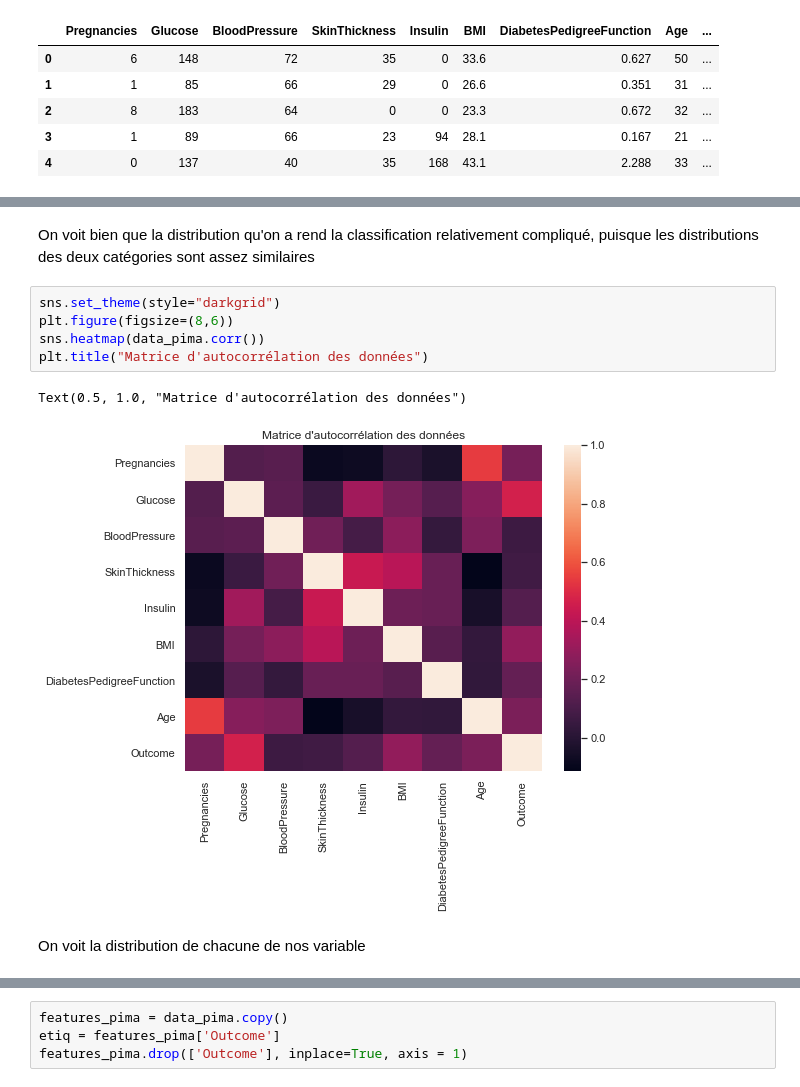
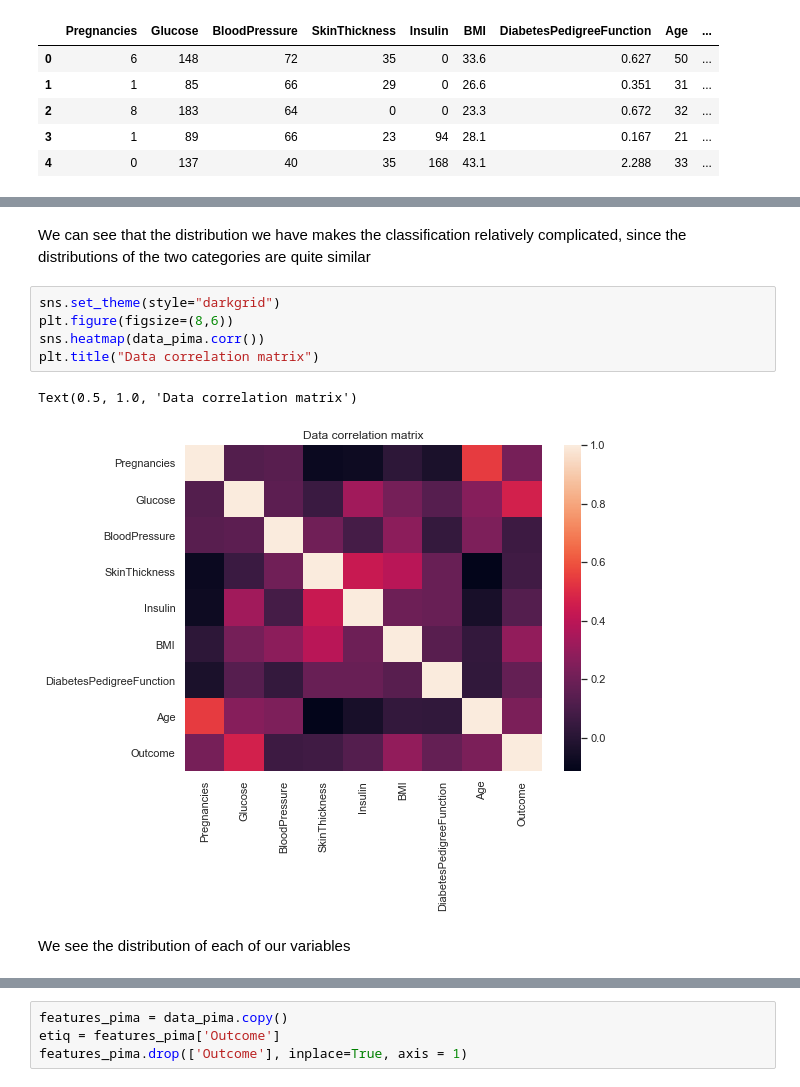
Before and after one commit to MohamedNennouche/pima-diabetes, a Jupyter notebook: pima-notebook.ipynb, the cells around one changed output, grey strips where cells are left out. Cells and saved outputs as stored; diff of their text form.

```diff
--- a/pima-notebook.ipynb
+++ b/pima-notebook.ipynb
@@ -85,14 +83,14 @@ Text(0.5, 1.0, 'Distribution de nos variables')
-# %% [markdown]
-On voit bien que la distribution qu'on a rend la classification relativement compliqué, puisque les distributions des deux catégories sont assez similaires
+# %% [markdown]
+We can see that the distribution we have makes the classification relatively complicated, since the distributions of the two categories are quite similar
 # %%
 sns.set_theme(style="darkgrid")
 plt.figure(figsize=(8,6))
 sns.heatmap(data_pima.corr())
-plt.title("Matrice d'autocorrélation des données")
+plt.title("Data correlation matrix")
 # %% [output]
-Text(0.5, 1.0, "Matrice d'autocorrélation des données")
+Text(0.5, 1.0, 'Data correlation matrix')
-[figure, old version]
+[figure, new version]
-# %% [markdown]
-On voit la distribution de chacune de nos variable
+# %% [markdown]
+We see the distribution of each of our variables
 # %%
 fig, axes = plt.subplots(2, 4, figsize=(19,15),)
```
Also changed, not shown: parts of 40 cells of this notebook, 1 other file.
